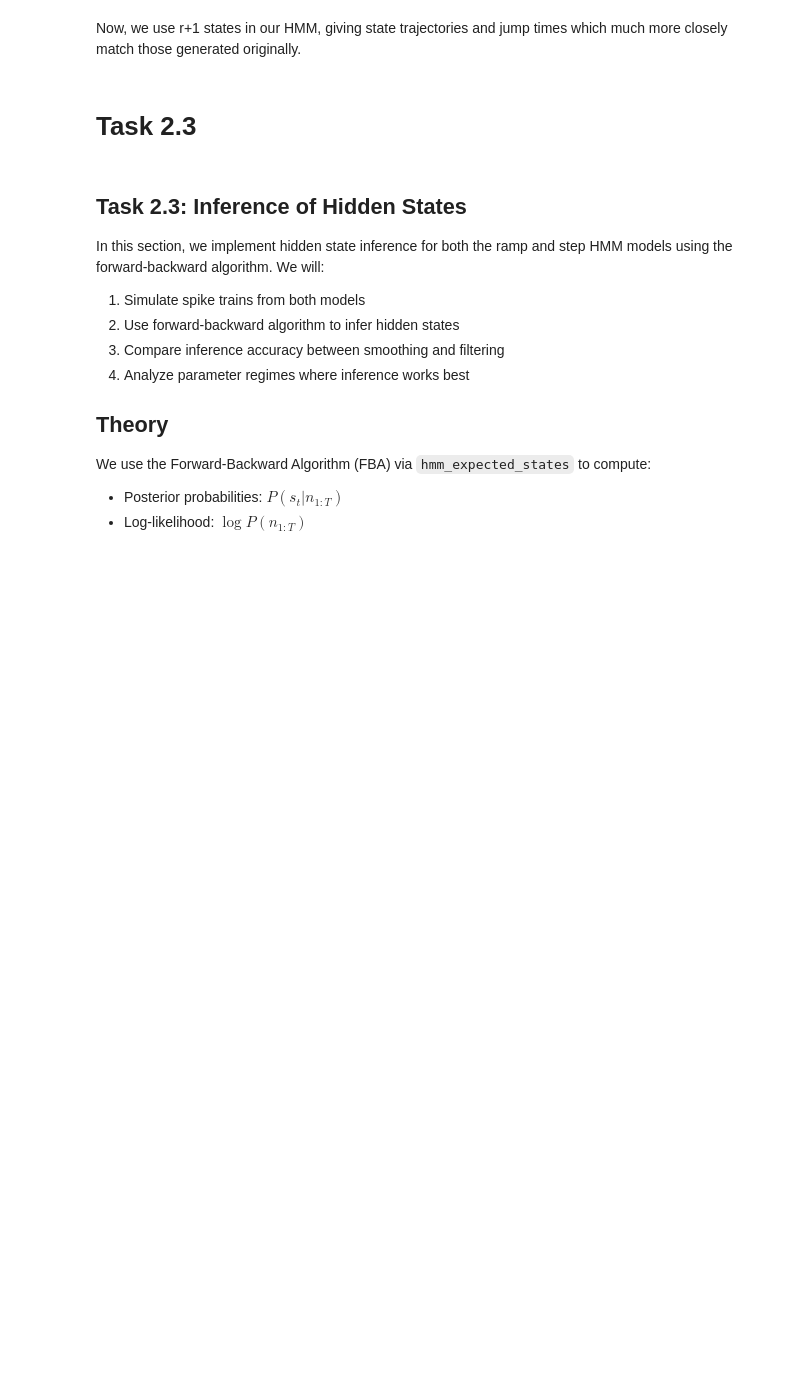
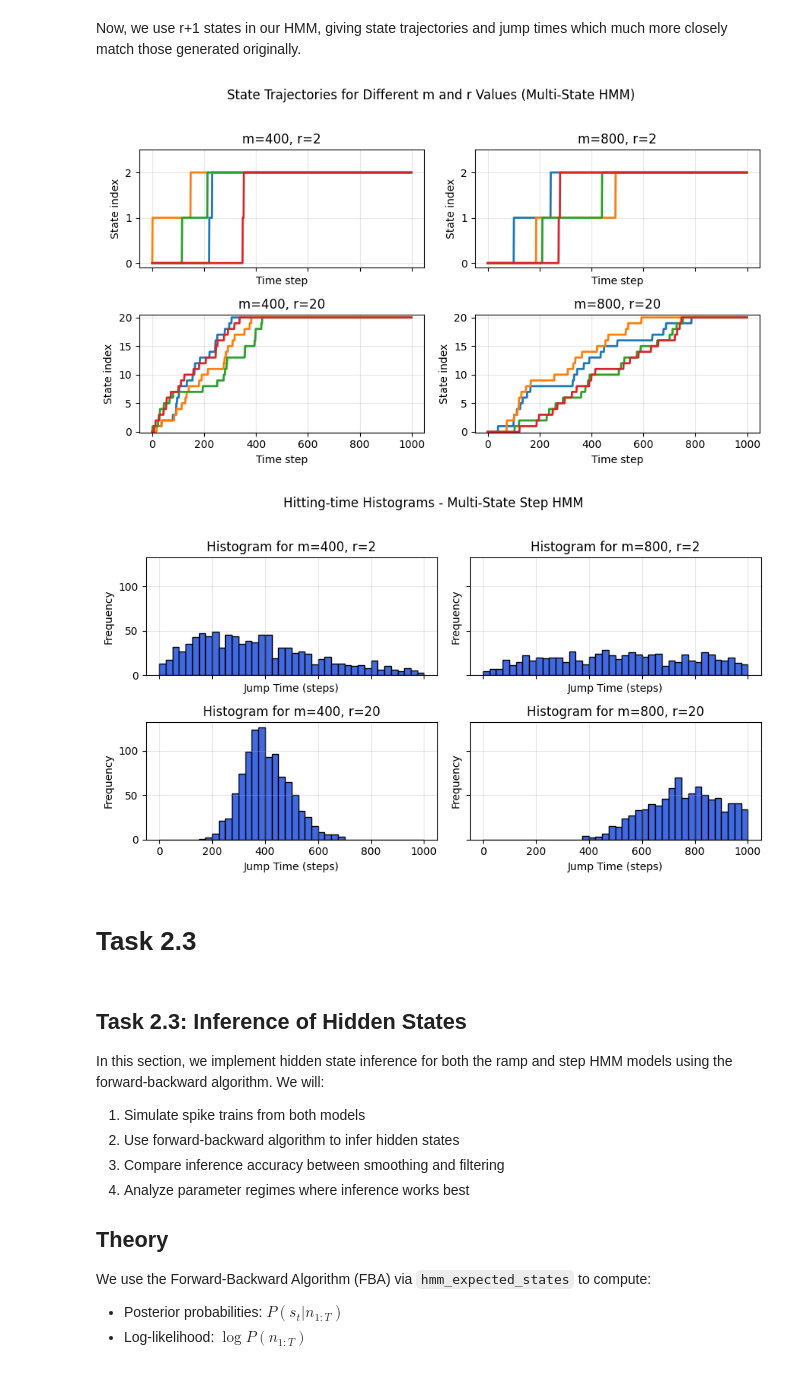
Before and after one commit to oparker7/gg3, a Jupyter notebook: task2.ipynb, the cells around one changed output. Saved outputs shown, nothing was run; the diff lists cells and outputs as text; code cells hidden in the pictures; blank space fills up the shorter version.

```diff
--- a/task2.ipynb
+++ b/task2.ipynb
@@ -312,5 +267,69 @@ plt.show()
 # %% [markdown]
 Now, we use r+1 states in our HMM, giving state trajectories and jump times which much more closely match those generated originally.
+# %%
+import numpy as np
+import matplotlib.pyplot as plt
+
+def simulate_multistate_hmm(m, r, T, n_traj):
+
+    p = r / m
+    states        = np.zeros((n_traj, T), dtype=int)
+    hitting_times = np.full(n_traj, fill_value=T, dtype=int)
+
+    for i in range(n_traj):
+        s = 0
+        for t in range(T):
+            states[i, t] = s
+            if s < r and np.random.rand() < p:
+                s += 1
+                if s == r:
+                    hitting_times[i] = t
+
+
+    return states, hitting_times
+
+T = 1_000
+n_show_traj = 4
+n_hist_trials = 1_000
+settings = [(400, 2), (800, 2), (400, 20), (800, 20)]   # (m, r)
+
+fig_traj, ax_traj = plt.subplots(2, 2, figsize=(9, 5), sharex=True, sharey=False)
+
+for k, (m, r) in enumerate(settings):
+    row, col = divmod(k, 2)
+    st, _ = simulate_multistate_hmm(m, r, T, n_show_traj)
+    for tr in range(n_show_traj):
+        ax_traj[row, col].plot(np.arange(T), st[tr], lw=2)
+    ax_traj[row, col].set_title(f"m={m}, r={r}")
+    ax_traj[row, col].set_xlabel("Time step")
+    ax_traj[row, col].set_ylabel("State index")
+    ax_traj[row, col].set_ylim(-0.1, r + 0.5)
+    ax_traj[row, col].grid(alpha=0.3)
+
+fig_traj.suptitle("State Trajectories for Different m and r Values (Multi-State HMM)", y=1.02)
+fig_traj.tight_layout()
+
+fig_hist, ax_hist = plt.subplots(2, 2, figsize=(9, 5), sharex=True, sharey=True)
+
+for k, (m, r) in enumerate(settings):
+    row, col = divmod(k, 2)
+
+    p = r / m
+    jumps = np.random.negative_binomial(r, p, size=n_hist_trials) + r
+    ax_hist[row, col].hist(jumps, bins=np.arange(0, T + 25, 25),
+                           color="royalblue", edgecolor="black")
+    ax_hist[row, col].set_title(f"Histogram for m={m}, r={r}")
+    ax_hist[row, col].set_xlabel("Jump Time (steps)")
+    ax_hist[row, col].set_ylabel("Frequency")
+    ax_hist[row, col].grid(alpha=0.3)
+
+fig_hist.suptitle("Hitting-time Histograms - Multi-State Step HMM", y=1.02)
+fig_hist.tight_layout()
+
+plt.show()
+# %% [output]
+[figure, added]
+[figure, added]
 # %% [markdown]
 # Task 2.3
 # %%
```
Also changed, not shown: parts of 3 cells of this notebook.
